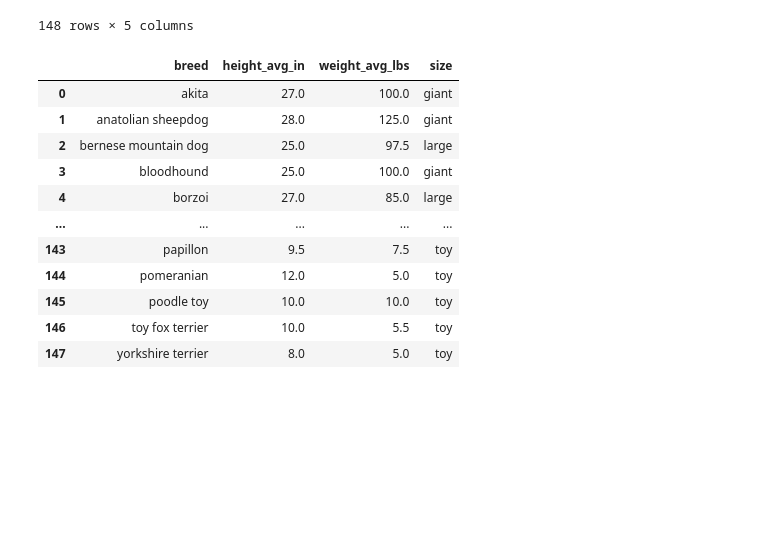
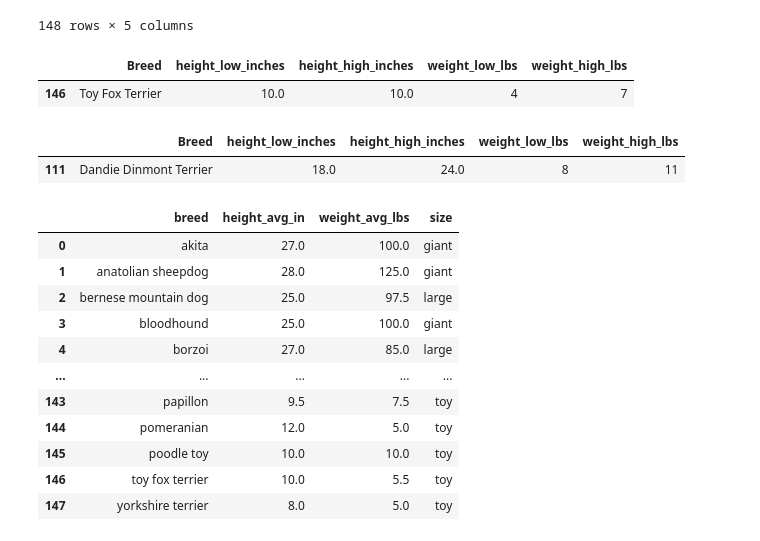
Before and after one commit to ggn1/cs7ds4_assignment4, a Jupyter notebook: data/preprocessing.ipynb, the cells around one changed output. Drawn from its saved outputs; the diff is of its cells as text; code cells hidden in the pictures; blank space fills up the shorter version.

```diff
--- a/data/preprocessing.ipynb
+++ b/data/preprocessing.ipynb
@@ -229,6 +229,16 @@ df_sizes
 | 146 | Toy Fox Terrier | 10.0 | 10.0 | 4 | 7 |
 | 147 | Yorkshire Terrier | 8.0 | 8.0 | 3 | 7 |
 148 rows × 5 columns
+# %%
+df_sizes[df_sizes['Breed'] == 'Toy Fox Terrier']
+# %% [output]
+|  | Breed | height_low_inches | height_high_inches | weight_low_lbs | weight_high_lbs |
+| 146 | Toy Fox Terrier | 10.0 | 10.0 | 4 | 7 |
+# %%
+df_sizes[df_sizes['Breed'] == 'Dandie Dinmont Terrier']
+# %% [output]
+|  | Breed | height_low_inches | height_high_inches | weight_low_lbs | weight_high_lbs |
+| 111 | Dandie Dinmont Terrier | 18.0 | 24.0 | 8 | 11 |
 # %%
 # 1. Compute average height and weight instead of upper and lower bounds.
 df_sizes = pd.DataFrame({
```
Also changed, not shown: 2 other files.
